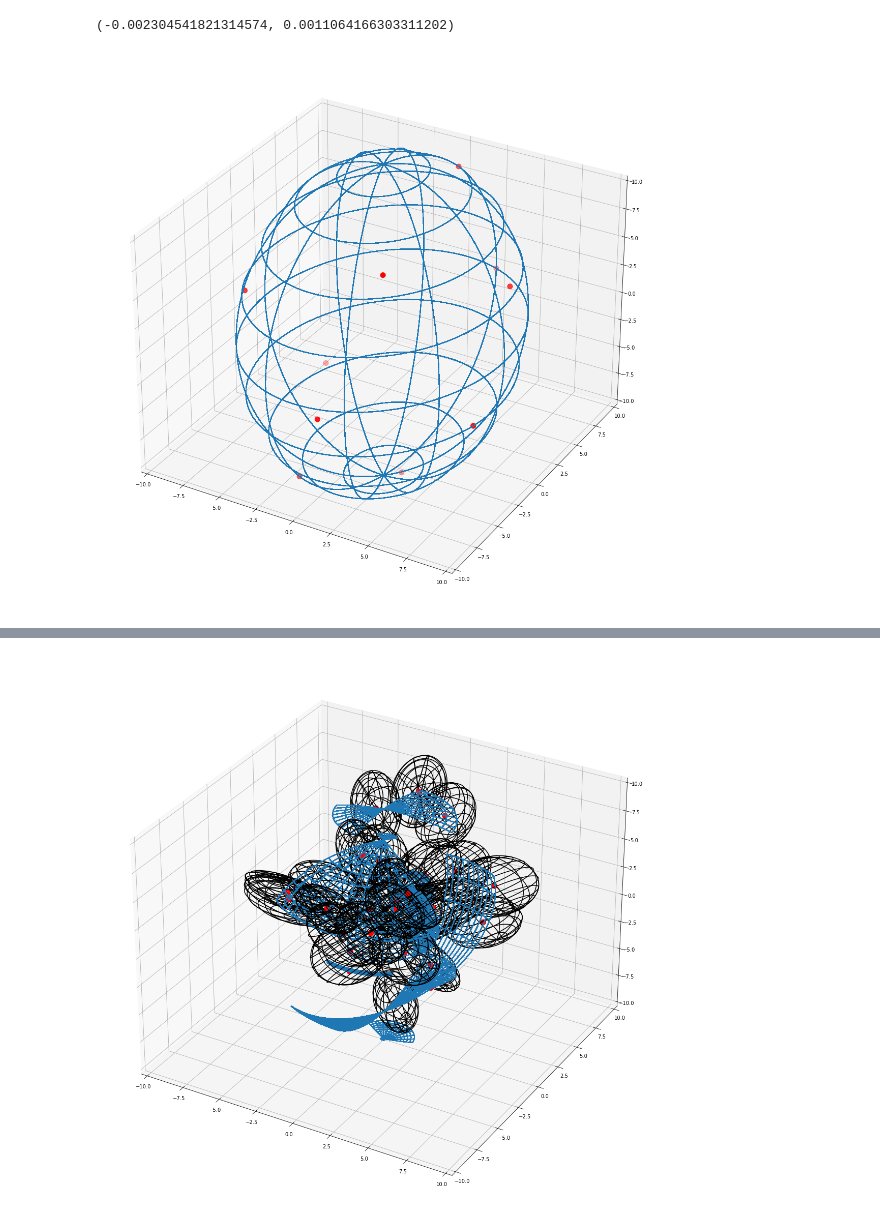
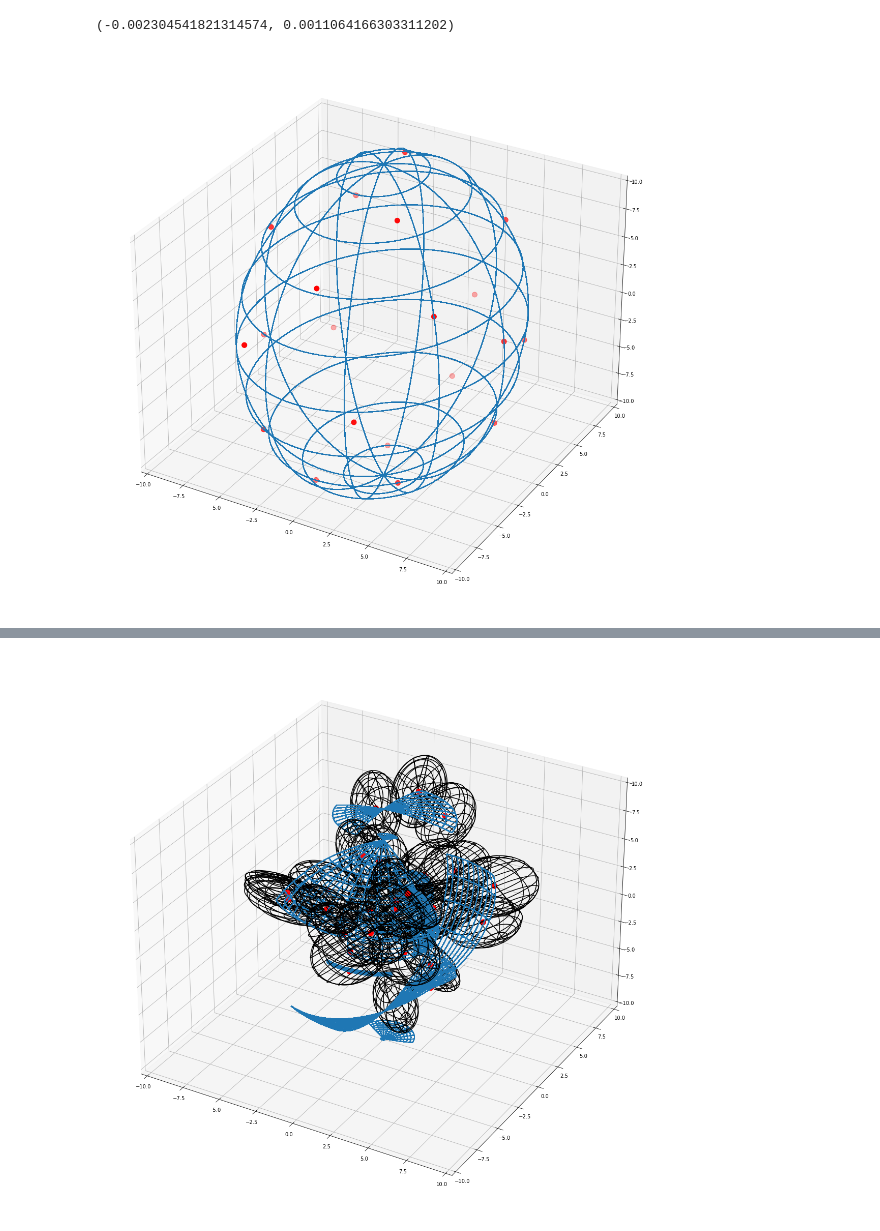
Before and after one commit to YasuThompson/managing_grape_datasets, a Jupyter notebook: grape_whole_bunch.ipynb, the cells around one changed output, grey strips where cells are left out. Drawn from its saved outputs; the diff is of its cells as text; code cells hidden in the pictures.

```diff
--- a/grape_whole_bunch.ipynb
+++ b/grape_whole_bunch.ipynb
@@ -359,14 +359,14 @@ def make_grape_stem(number_of_random_points, interval):
 
     return random_normal_coordinates, x, y, z
 # %%
-number_of_random_points = 10
-interval = 9
+number_of_random_points = 20
+interval = 6
 small_bunch_list, x, y, z = make_grape_stem(number_of_random_points, interval)
 ellipsoid_stem = ellipsoid(if_draw=True)
 ellipsoid_stem.draw_film(x, y, z, small_bunch_list)
 ellipsoid_stem.show()
 # %% [output]
-[figure, old version]
+[figure, new version]
 # %%
 small_bunch_list
 # %% [output]
```
Also changed, not shown: parts of 8 cells of this notebook.
